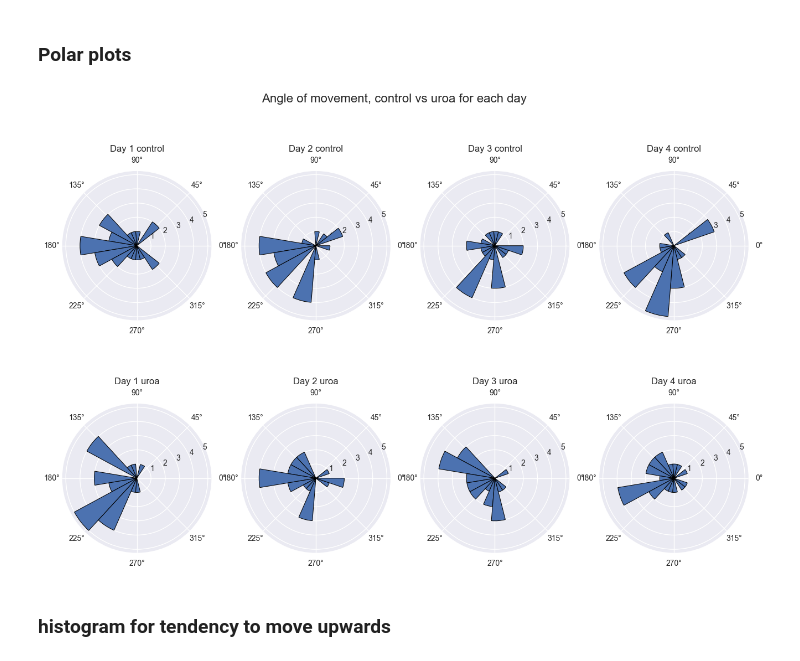
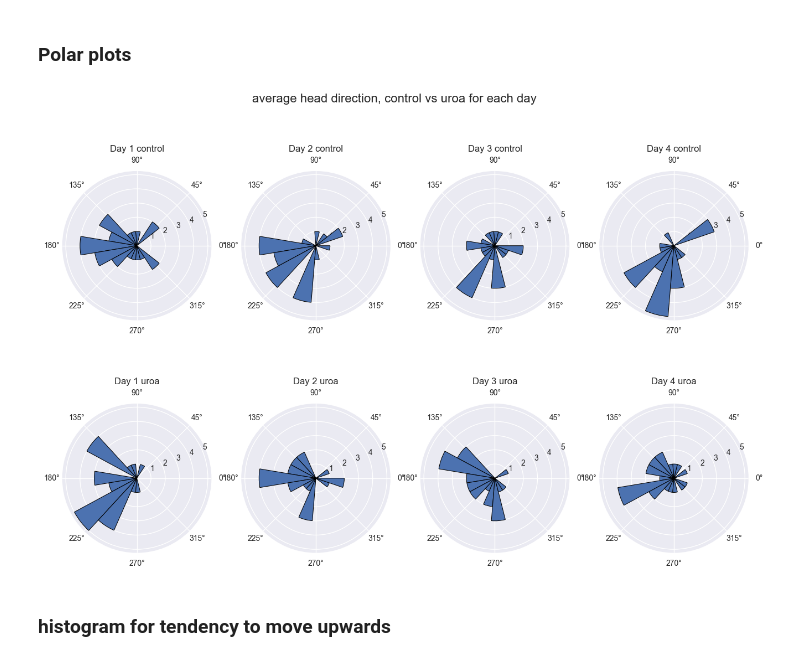
Before and after one commit to teesha902/FYP_ASMLab, a Jupyter notebook: visualisation.ipynb, the cells around one changed output. Saved outputs shown, nothing was run; the diff lists cells and outputs as text; code cells hidden in the pictures.

```diff
--- a/visualisation.ipynb
+++ b/visualisation.ipynb
@@ -224,23 +186,23 @@ for i, axes in enumerate(axes.flat):
 # %%
 #create a separate polar plot for each day
 fig, axs = plt.subplots(2, 4, subplot_kw=dict(projection='polar'), sharex=True, sharey=True, figsize=(16,10))
-plt.suptitle("Angle of movement, control vs uroa for each day", fontsize=16)
+plt.suptitle("average head direction, control vs uroa for each day", fontsize=16)
 angle_df = df[["day", "uroa_control", "angle"]].groupby(["uroa_control","day" ])
 keys = list(angle_df.groups.keys())
 # remove the keys for day 5
 keys.remove((0,5))
 keys.remove((1,5))
 for i, ax in enumerate(axs.flat):
     group = angle_df.get_group(keys[i])
     angles = group["angle"].apply(lambda x: x * (np.pi) / 180)  # convert to radians
     # angles = group["angle"]
     bins = np.linspace(0, 2*np.pi, num=20)
     # bins = np.linspace(0, 360, num=20)
     ax.hist(angles, bins=bins, edgecolor="black", linewidth=0.75)
     ax.set_title(f"Day {keys[i][1]} {'uroa' if keys[i][0] == 1 else 'control'}")
 
 plt.show()
 # %% [output]
-[figure, old version]
+[figure, new version]
 # %% [markdown]
 ### histogram for tendency to move upwards
```
Also changed, not shown: parts of 5 cells of this notebook, 1 other file.
